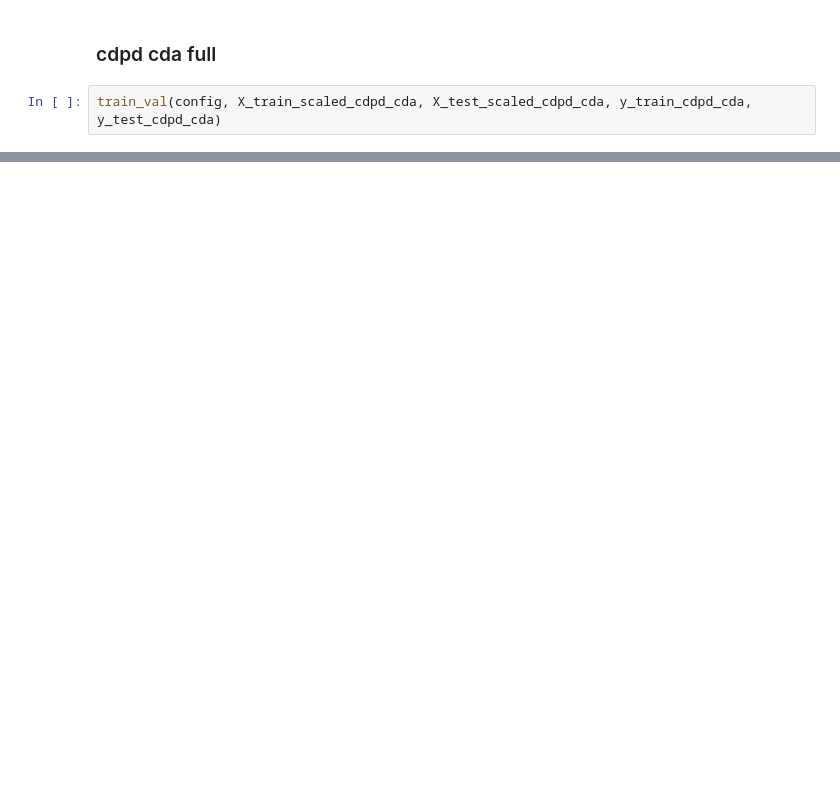
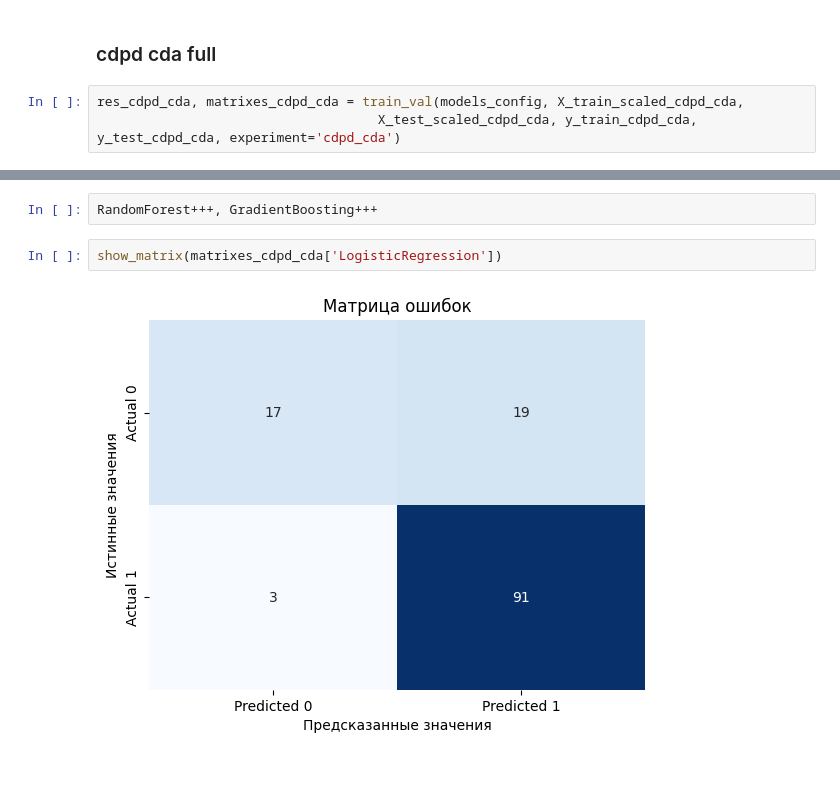
Before and after one commit to AnyashaTk/ElectronicStetoscope-Automizer-, a Jupyter notebook: notebooks/first_trains.ipynb, the cells around one changed output, grey strips where cells are left out. Drawn from its saved outputs; the diff is of its cells as text; blank space fills up the shorter version.

```diff
--- a/notebooks/first_trains.ipynb
+++ b/notebooks/first_trains.ipynb
@@ -280,5 +391,6 @@ AUC-ROC: 0.809
 # %% [markdown]
 ### cdpd cda full
 # %%
-train_val(config, X_train_scaled_cdpd_cda, X_test_scaled_cdpd_cda, y_train_cdpd_cda, y_test_cdpd_cda)
+res_cdpd_cda, matrixes_cdpd_cda = train_val(models_config, X_train_scaled_cdpd_cda,
+                                    X_test_scaled_cdpd_cda, y_train_cdpd_cda, y_test_cdpd_cda, experiment='cdpd_cda')
 # %% [output]
@@ -302,2 +434,8 @@ AUC-ROC: 0.825
+# %%
+RandomForest+++, GradientBoosting+++
+# %%
+show_matrix(matrixes_cdpd_cda['LogisticRegression'])
+# %% [output]
+[figure, added]
 # %% [markdown]
 ###
```
Also changed, not shown: parts of 35 cells of this notebook, 10 other files.
